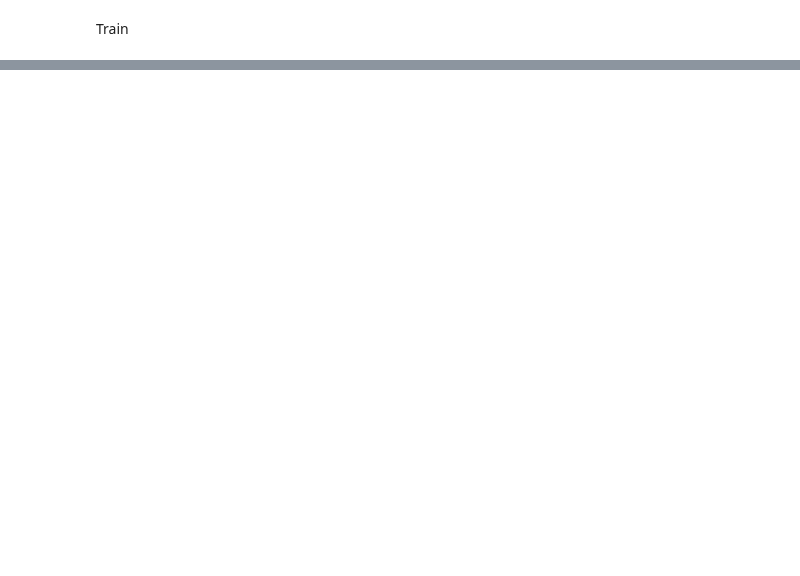
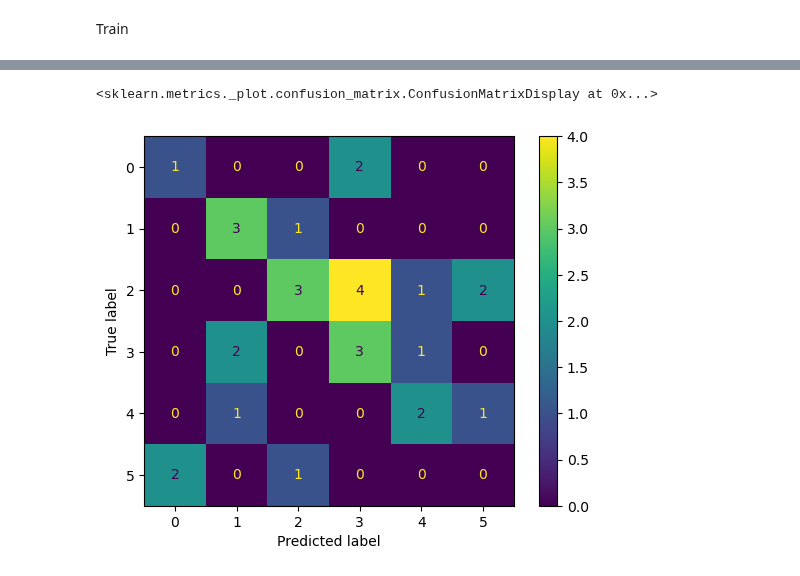
Before and after one commit to csi-greifflab/negative-class-optimization, a Jupyter notebook: notebooks/14_OSK_MulticlassSN10.ipynb, the cells around one changed output, grey strips where cells are left out. Drawn from its saved outputs; the diff is of its cells as text; code cells hidden in the pictures; blank space fills up the shorter version.

Commit message:
Intermediate progress on multiclass openset

```diff
--- a/notebooks/14_OSK_MulticlassSN10.ipynb
+++ b/notebooks/14_OSK_MulticlassSN10.ipynb
@@ -56,11 +63,24 @@ df.columns=Index(['Unnamed: 0.1', 'Unnamed: 0', 'ID_slide_Variant', 'CDR3', 'Bes
-# %%
-dataset = datasets.MulticlassDataset(df[["X", "y"]])
-
-loader = DataLoader(
-    dataset=dataset,
-    batch_size=10,
-    shuffle=False,
-)
+# %%
+def construct_dataset_loader(df: pd.DataFrame):
+    dataset = datasets.MulticlassDataset(df)
+    loader = DataLoader(
+        dataset=dataset,
+        batch_size=10,
+        shuffle=False,
+    )
+    return dataset, loader
+
+
+df_train = df[["X", "y"]].sample(int(0.7*N))
+df_test = df.loc[~df.index.isin(df_train.index)].copy()
+
+train_dataset, train_loader = construct_dataset_loader(df_train.reset_index(drop=True))
+test_dataset, test_loader = construct_dataset_loader(df_test.reset_index(drop=True))
+open_dataset, open_loader = preprocessing.construct_open_dataset_loader(
+    dfs["test_open_exclusive"].sample(int(N*4)).reset_index(drop=True),
+    batch_size=10,
+    scaler=scaler
+)
 # %% [markdown]
 Define the model
 # %%
@@ -112,0 +260,13 @@ loss: 0.016755  [    0/  100]
+# %%
+# TODO: Do the plots!
+
+## PR, ROC, logit distributions
+
+## Confusion
+cm = metrics.confusion_matrix(y_test, y_test_pred)
+disp = metrics.ConfusionMatrixDisplay(cm)
+disp.plot()
+# TODO: add normed
+# %% [output]
+<sklearn.metrics._plot.confusion_matrix.ConfusionMatrixDisplay at 0x...>
+[figure, added]
```
Also changed, not shown: parts of 10 cells of this notebook, 2 other files.
